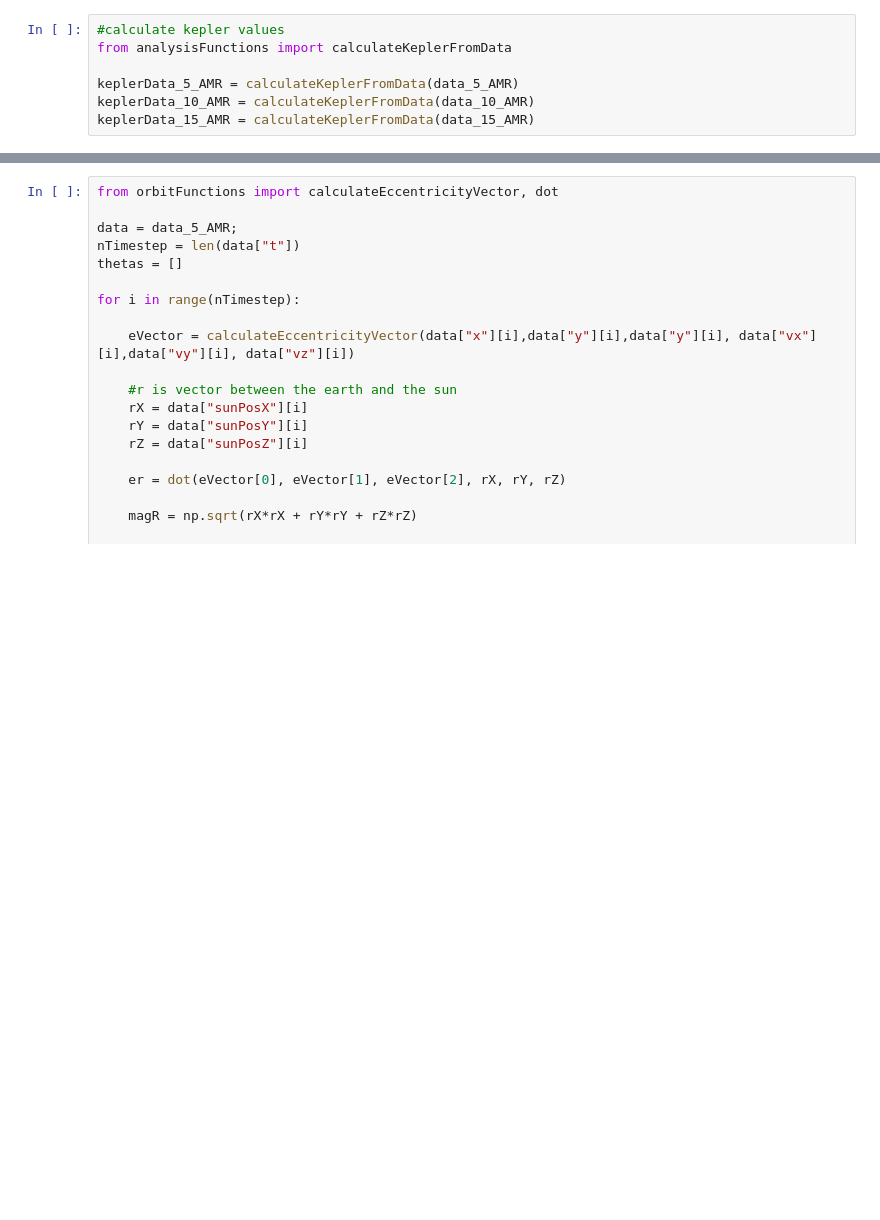
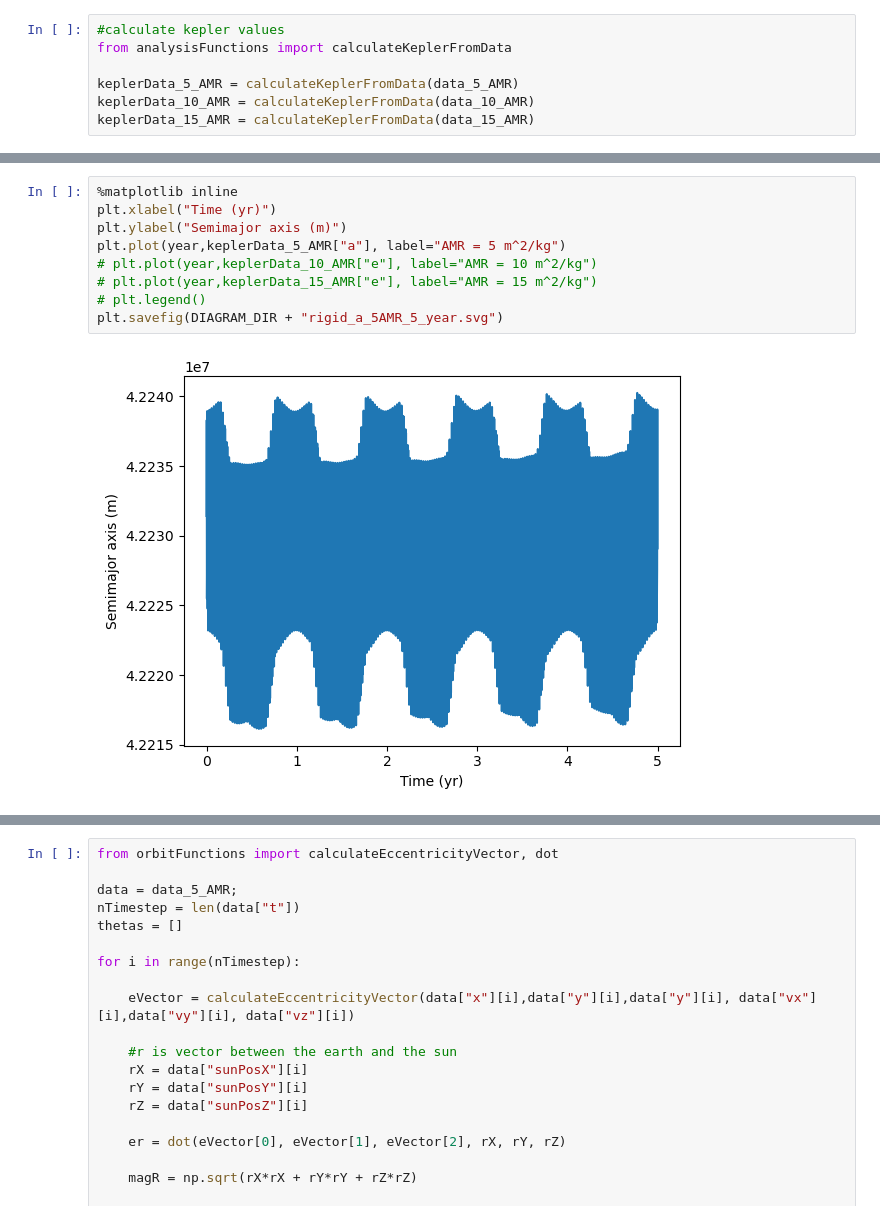
Before and after one commit to FRAZ5094/masters_project, a Jupyter notebook: python/analyseRigidSRPOrbitData.ipynb, the cells around one changed output, grey strips where cells are left out. Drawn from its saved outputs; the diff is of its cells as text; blank space fills up the shorter version.

```diff
--- a/python/analyseRigidSRPOrbitData.ipynb
+++ b/python/analyseRigidSRPOrbitData.ipynb
@@ -66,0 +72,11 @@ plt.legend()
+# %%
+%matplotlib inline
+plt.xlabel("Time (yr)")
+plt.ylabel("Semimajor axis (m)")
+plt.plot(year,keplerData_5_AMR["a"], label="AMR = 5 m^2/kg")
+# plt.plot(year,keplerData_10_AMR["e"], label="AMR = 10 m^2/kg")
+# plt.plot(year,keplerData_15_AMR["e"], label="AMR = 15 m^2/kg")
+# plt.legend()
+plt.savefig(DIAGRAM_DIR + "rigid_a_5AMR_5_year.svg")
+# %% [output]
+[figure, added]
```
Also changed, not shown: parts of 5 cells of this notebook, 7 other files.
